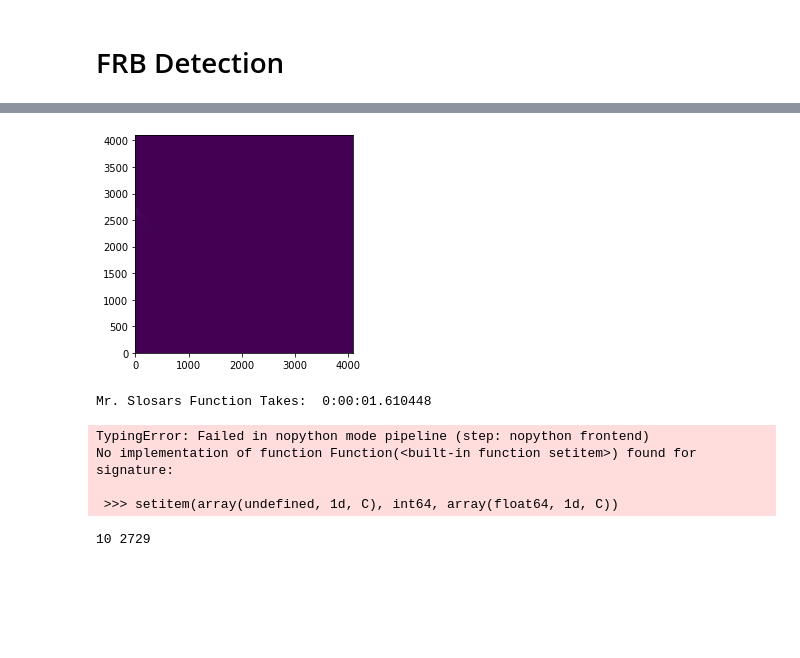
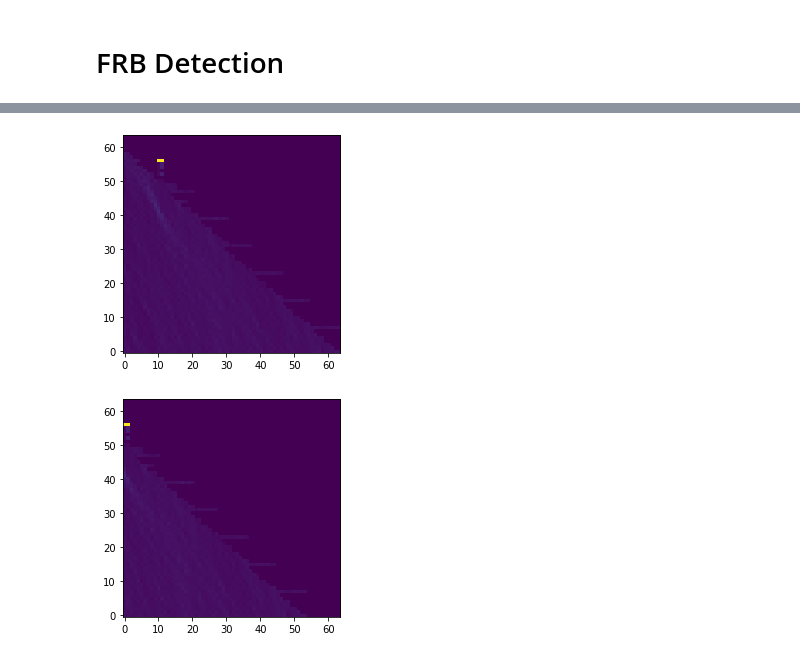
Before and after one commit to brandon-feder/BNL-FRB-Detection, a Jupyter notebook: generateData.ipynb, the cells around one changed output, grey strips where cells are left out. Cells and saved outputs as stored; diff of their text form; code cells hidden in the pictures; blank space fills up the shorter version.

```diff
--- a/generateData.ipynb
+++ b/generateData.ipynb
@@ -124,25 +126,18 @@ def line_detection_brandon(data, i):
 
     return data
 # %%
-start = dt.now()
-res = line_detection_slosar(data)
-plt.imshow(res, origin="lower")
-plt.show()
-end = dt.now()
+# start = dt.now()
+# res = line_detection_slosar(data)
+# plt.imshow(res, origin="lower")
+# plt.show()
+# end = dt.now()
 
-print("Mr. Slosars Function Takes: ", end - start)
+# print("Mr. Slosars Function Takes: ", end - start)
 
-start = dt.now()
-res = line_detection_brandon(data, 0)
-plt.imshow(res, origin="lower")
-plt.show()
-end = dt.now()
+# start = dt.now()
+# res = line_detection_brandon(data, 0)
+# plt.imshow(res, origin="lower")
+# plt.show()
+# end = dt.now()
 
-print("Brandons Function takes: ", end - start)
+# print("Brandons Function takes: ", end - start)
-# %% [output]
-[figure, removed]
-Mr. Slosars Function Takes:  0:00:01.610448
-TypingError: Failed in nopython mode pipeline (step: nopython frontend)
-No implementation of function Function(<built-in function setitem>) found for signature:
-
- >>> setitem(array(undefined, 1d, C), int64, array(float64, 1d, C))
@@ -156,4 +144,16 @@ for y in range(N_FREQUENCY_CHANNELS):
-# %%
-print(Mx, My)
-# %% [output]
-10 2729
+# %%
+detector = LD(64)
+
+A = data[0:N_FREQUENCY_CHANNELS, 0:N_FREQUENCY_CHANNELS]
+B = data[0:N_FREQUENCY_CHANNELS, 10:N_FREQUENCY_CHANNELS+10]
+
+resA = detector.Detect(A)
+resB = detector.Detect(B, 10)
+
+plt.imshow(resA, origin="lower")
+plt.show()
+plt.imshow(resB, origin="lower")
+plt.show()
+# %% [output]
+[figure, added]
+[figure, added]
```
Also changed, not shown: parts of 7 cells of this notebook, 2 other files.
